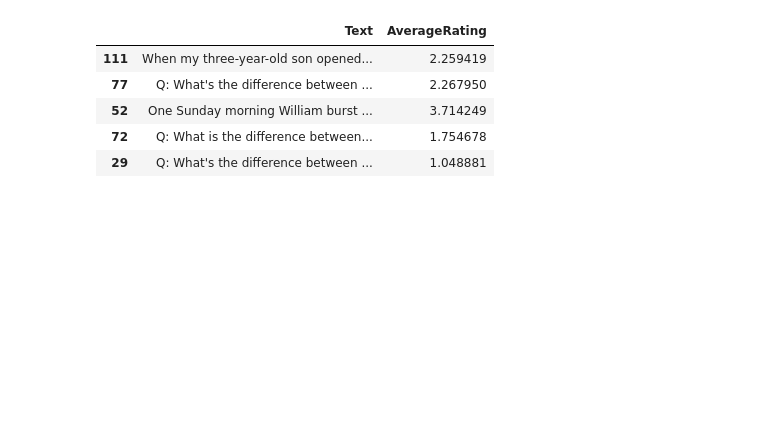
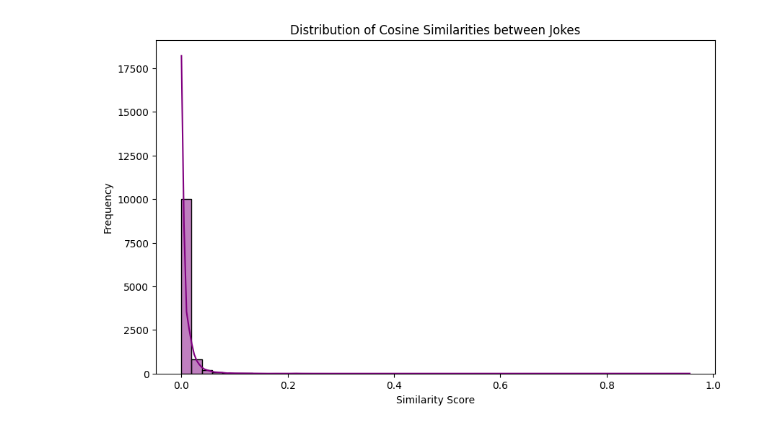
Before and after one commit to marto3344/Jokes-Recommender-System, a Jupyter notebook: notebooks/reccomendations.ipynb, the cells around one changed output. Cells and saved outputs as stored; diff of their text form; code cells hidden in the pictures; blank space fills up the shorter version.

```diff
--- a/notebooks/reccomendations.ipynb
+++ b/notebooks/reccomendations.ipynb
@@ -33,10 +52,11 @@ def get_recommendations(joke_id, top_n=5):
 # %%
-recc = get_recommendations(20)
-recc
+sim_values = cosine_sim[np.triu_indices_from(cosine_sim, k=1)]
+
+plt.figure(figsize=(10, 6))
+sns.histplot(sim_values,bins=50, kde=True, color='purple')
+plt.title('Distribution of Cosine Similarities between Jokes')
+plt.xlabel('Similarity Score')
+plt.ylabel('Frequency')
+plt.show()
 # %% [output]
-|  | Text | AverageRating |
-| 111 | When my three-year-old son opened... | 2.259419 |
-| 77 | Q: What's the difference between ... | 2.267950 |
-| 52 | One Sunday morning William burst ... | 3.714249 |
-| 72 | Q: What is the difference between... | 1.754678 |
-| 29 | Q: What's the difference between ... | 1.048881 |
+[figure, added]
```
Also changed, not shown: parts of 12 cells of this notebook.
